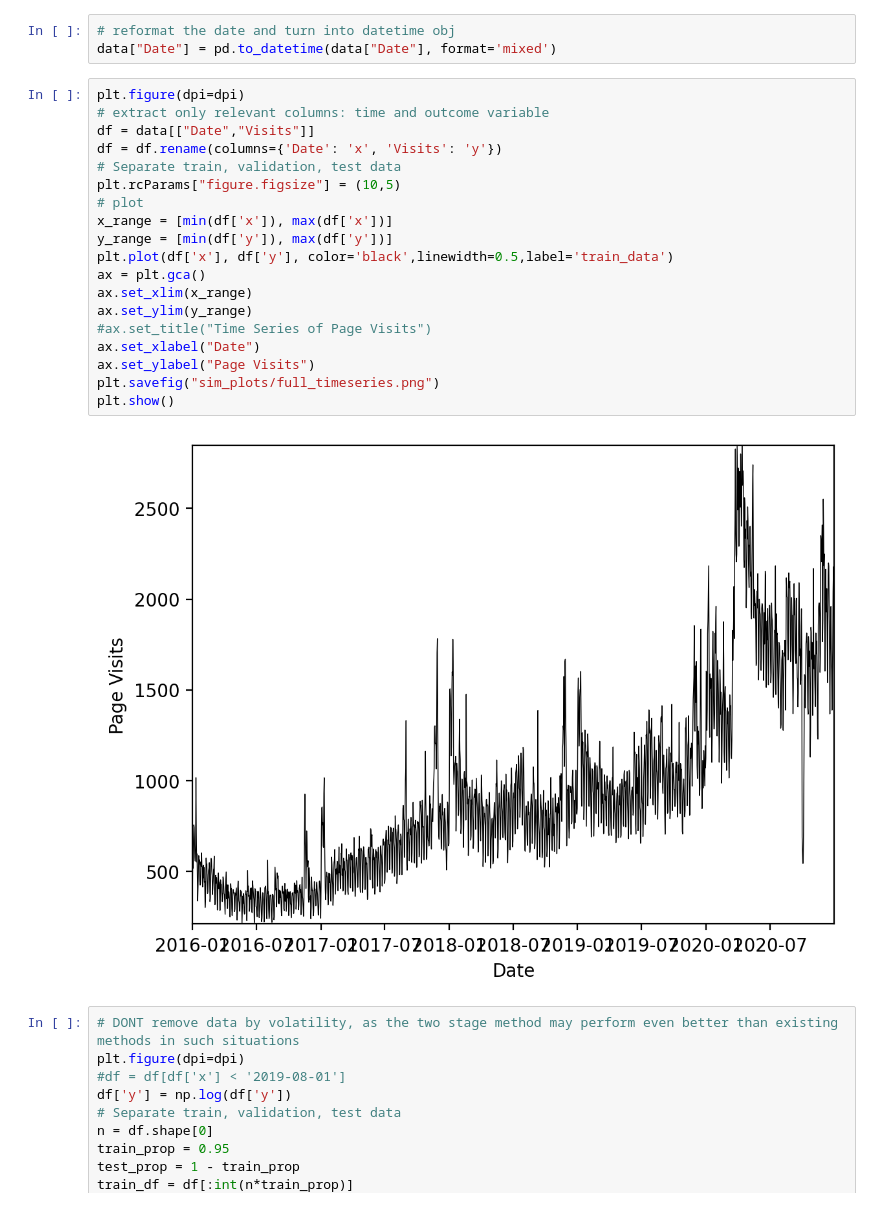
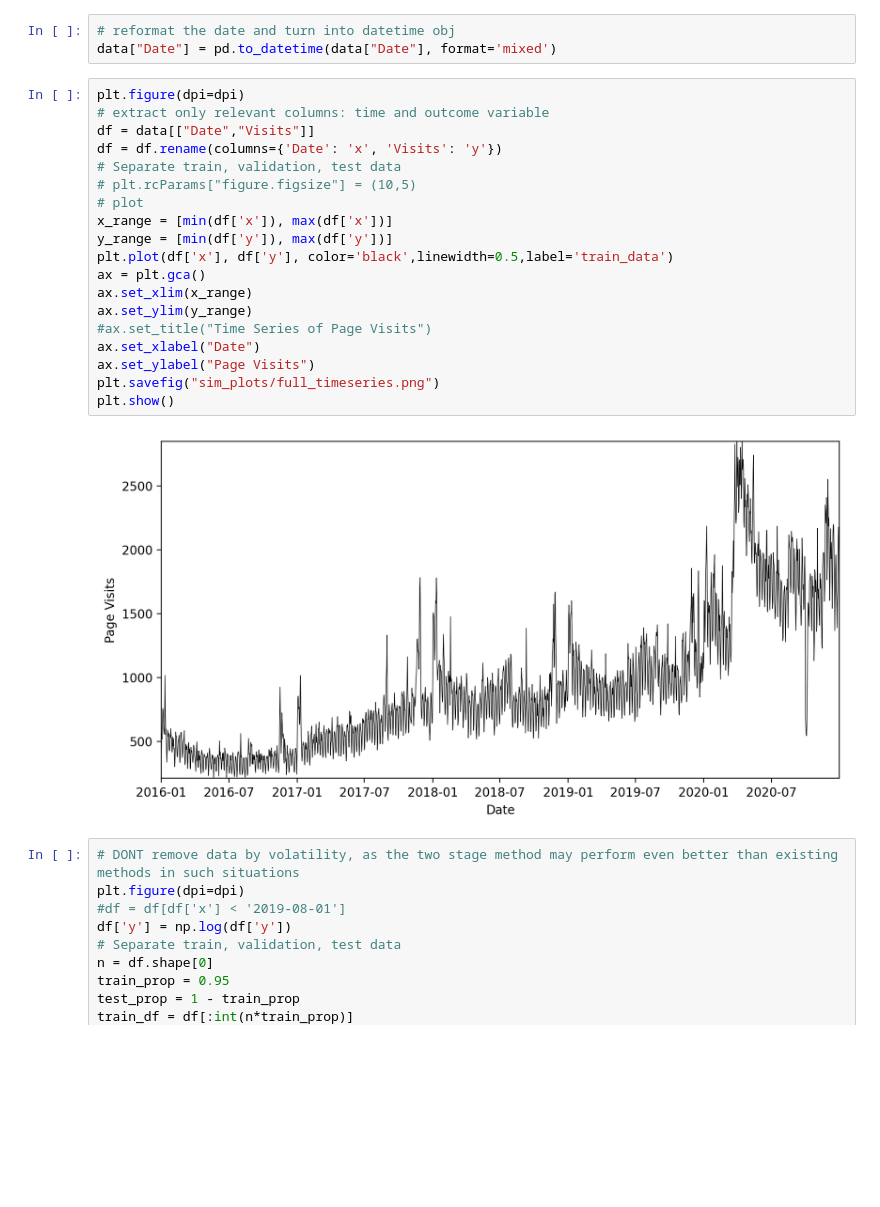
Before and after one commit to kshim99/Two-Stage-Framework-for-Variance-Reduction, a Jupyter notebook: Thesis Pageview Example.ipynb, the cells around one changed output. Saved outputs shown, nothing was run; the diff lists cells and outputs as text; blank space fills up the shorter version.

Commit message:
Fixed plot size

```diff
--- a/Thesis Pageview Example.ipynb
+++ b/Thesis Pageview Example.ipynb
@@ -36,24 +36,24 @@ data["Date"] = pd.to_datetime(data["Date"], format='mixed')
 # %%
 plt.figure(dpi=dpi)
 # extract only relevant columns: time and outcome variable
 df = data[["Date","Visits"]]
 df = df.rename(columns={'Date': 'x', 'Visits': 'y'})
 # Separate train, validation, test data
-plt.rcParams["figure.figsize"] = (10,5)
+# plt.rcParams["figure.figsize"] = (10,5)
 # plot
 x_range = [min(df['x']), max(df['x'])]
 y_range = [min(df['y']), max(df['y'])]
 plt.plot(df['x'], df['y'], color='black',linewidth=0.5,label='train_data')
 ax = plt.gca()
 ax.set_xlim(x_range)
 ax.set_ylim(y_range)
 #ax.set_title("Time Series of Page Visits")
 ax.set_xlabel("Date")
 ax.set_ylabel("Page Visits")
 plt.savefig("sim_plots/full_timeseries.png")
 plt.show()
 # %% [output]
-[figure, old version]
+[figure, new version]
 # %%
 # DONT remove data by volatility, as the two stage method may perform even better than existing methods in such situations
 plt.figure(dpi=dpi)
```
